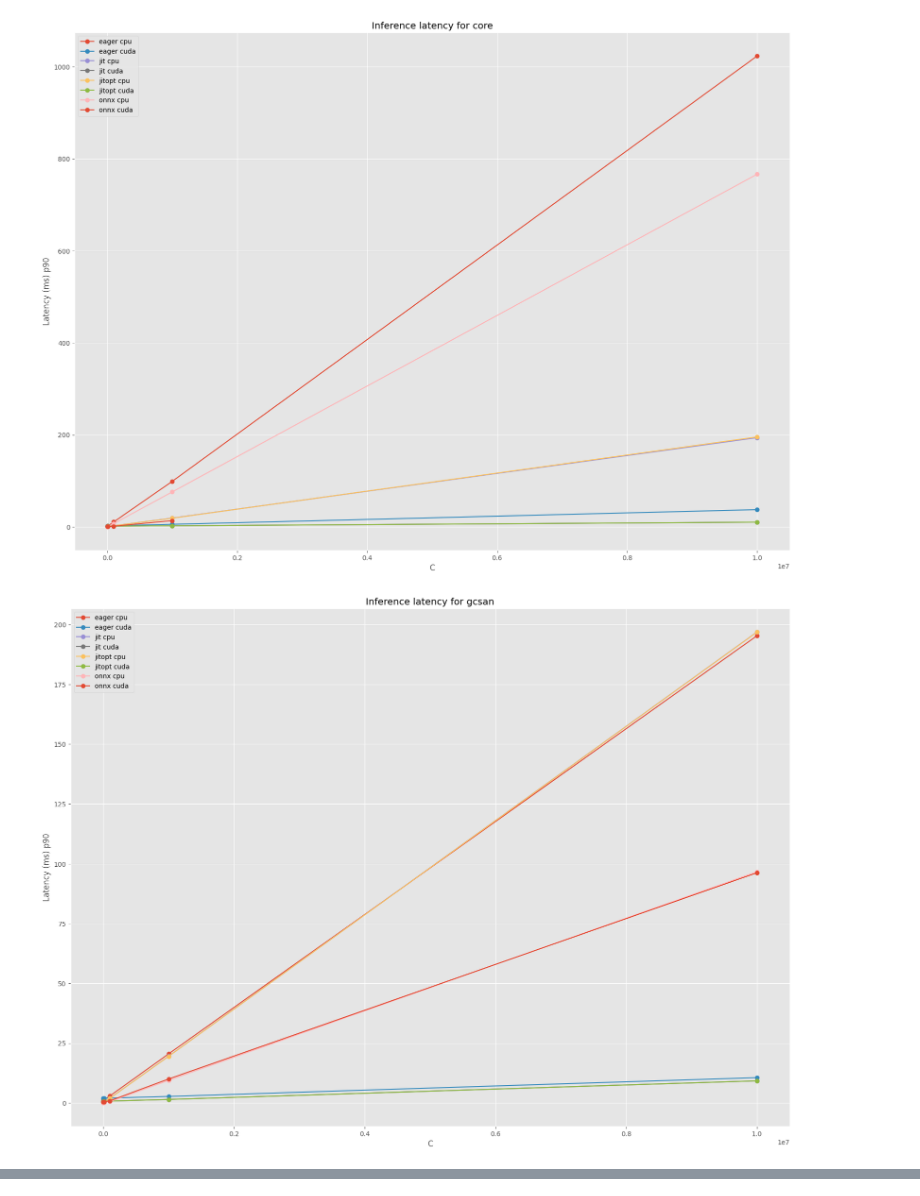
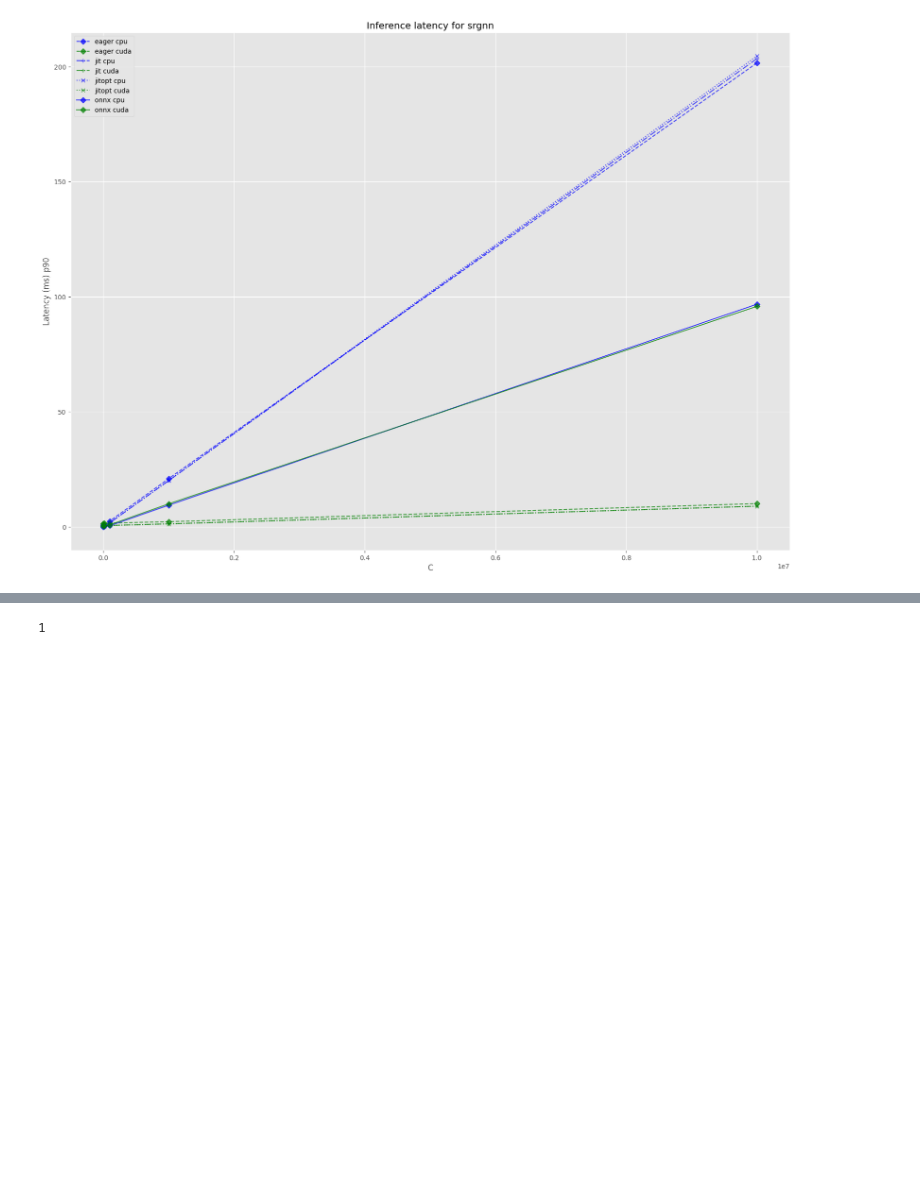
Before and after one commit to bkersbergen/etudelib, a Jupyter notebook: notebooks/300_benchmarking/Microbenchmark results.ipynb, the cells around one changed output, grey strips where cells are left out. Cells and saved outputs as stored; diff of their text form; code cells hidden in the pictures; blank space fills up the shorter version.

```diff
--- a/notebooks/300_benchmarking/Microbenchmark results.ipynb
+++ b/notebooks/300_benchmarking/Microbenchmark results.ipynb
@@ -117,5 +80,0 @@ plt.show()
-# %%
-a = filtered_df['LatencyInMs']
-
-q50, q90, q99 = np.percentile(a, q=[0.5, 0.9, 0.99])
-q50, q90, q99
@@ -139,39 +81,48 @@ Name: LatencyInMs, Length: 8700, dtype: float64
 # %%
-for model_name in ['core', 'gcsan', 'gru4rec', 'lightsans', 'narm', 'repeatnet', 'sasrec', 'sine', 'srgnn',
-                        'stamp']:
+model_names =  ['core', 'gcsan', 'gru4rec', 'lightsans', 'narm', 'repeatnet', 'sasrec', 'sine', 'srgnn',
+                        'stamp']
+model_names = ['srgnn']
+colors = [ 'b',  'g', 'r',  'w','c', 'm','y','k',]
+markers = ['D', '+','x','D']
+lss=['--','-.',':','-']
+for model_name in model_names:
     runtimes = ['eager', 'jit', 'jitopt', 'onnx']
     devices = ['cpu', 'cuda']
     datasource = 'bolcom'
     fig, ax = plt.subplots(figsize=(16, 12))
+
     for runtime in runtimes:
         for device in devices:
             results = get_results(model_name, runtime, device, datasource)
             if len(results) > 0:
                 q90s = []
                 cs = []
                 for C, latency_df in results.items():
                     filtered_df = latency_df[latency_df['DateTime'] >= (latency_df['DateTime'].min() + pd.Timedelta(seconds=5))]
                     # add 1 ms for log transformation
                     # filtered_df['LatencyInMs'] = filtered_df['LatencyInMs'] + 1
                     # sns.kdeplot(data = filtered_df['LatencyInMs'], cumulative = True, label = f'{C}', log_scale=False, ax=ax)
                     q90 = np.percentile(filtered_df['LatencyInMs'], q=[0.9])
                     q90s.append(q90)
                     cs.append(C)
-                plt.plot(cs, q90s, marker='o', label=f'{runtime} {device}')
+                color = colors[devices.index(device)]
+                marker = markers[runtimes.index(runtime)]
+                ls = lss[runtimes.index(runtime)]
+                plt.plot(cs, q90s, color=color, marker=marker, label=f'{runtime} {device}', linestyle=ls, alpha=0.7)
+
     plt.title(f'Inference latency for {model_name}')
     # Get the matplotlib axis object
     ax = plt.gca()
     # Set the x-axis limits
     # ax.set_xlim([0, 20])
     # plt.axvline(x = 50, label = '50ms threshold')
     ax.legend()
     # plt.yscale('log')
     # plt.legend(title='Unique items in catalog')
     plt.tight_layout()
     plt.ylabel('Latency (ms) p90')
     plt.xlabel('C')
     plt.savefig(f'{model_name}_{datasource}.pdf', bbox_inches='tight')
     plt.show()
 # %% [output]
-[figure, old version]
+[figure, new version]
-[figure, removed]
@@ -185,0 +129,4 @@ for model_name in ['core', 'gcsan', 'gru4rec', 'lightsans', 'narm', 'repeatnet',
+# %%
+['aap', 'noot', 'mies'].index('noot')
+# %% [output]
+1
```
Also changed, not shown: parts of 6 cells of this notebook, 4 other files.
